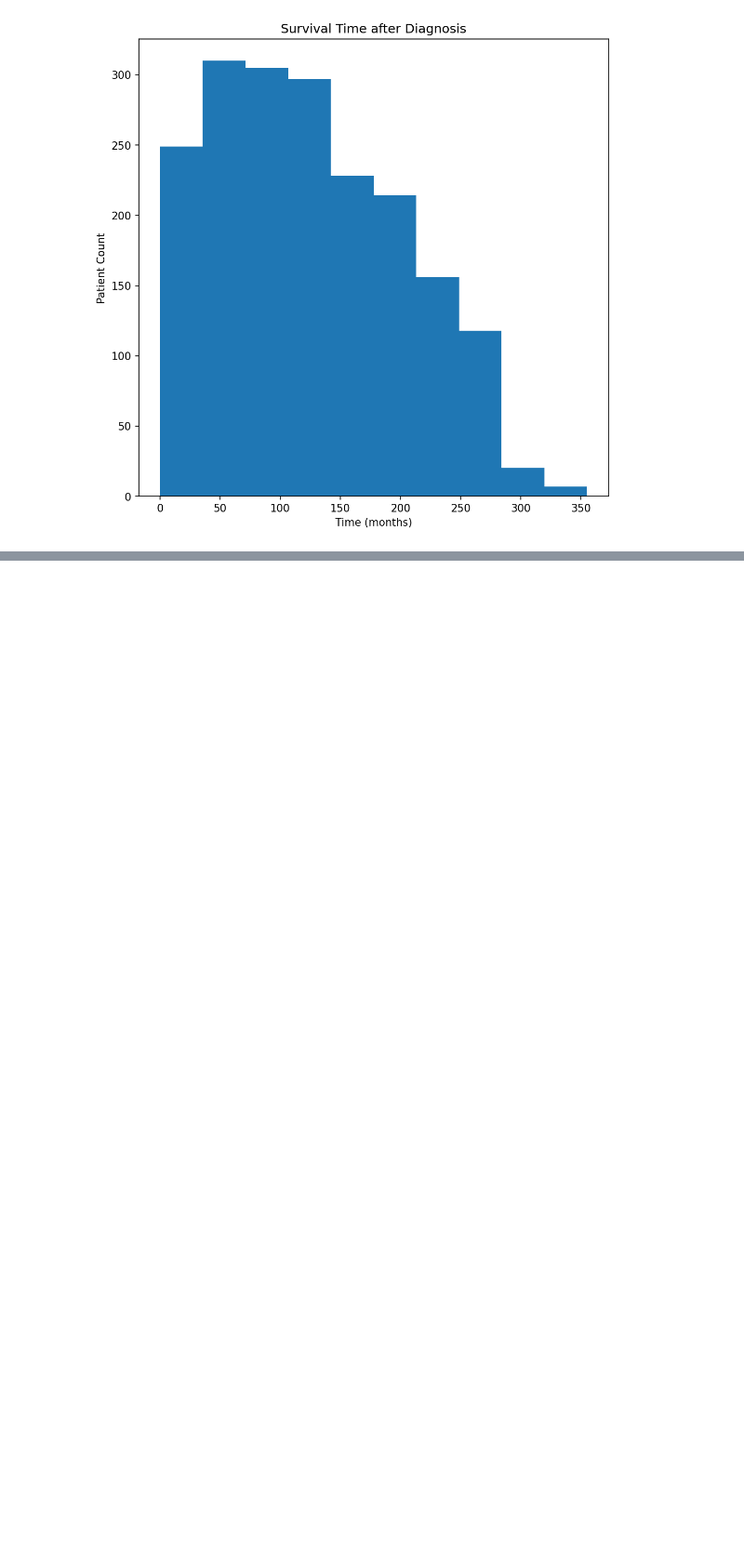
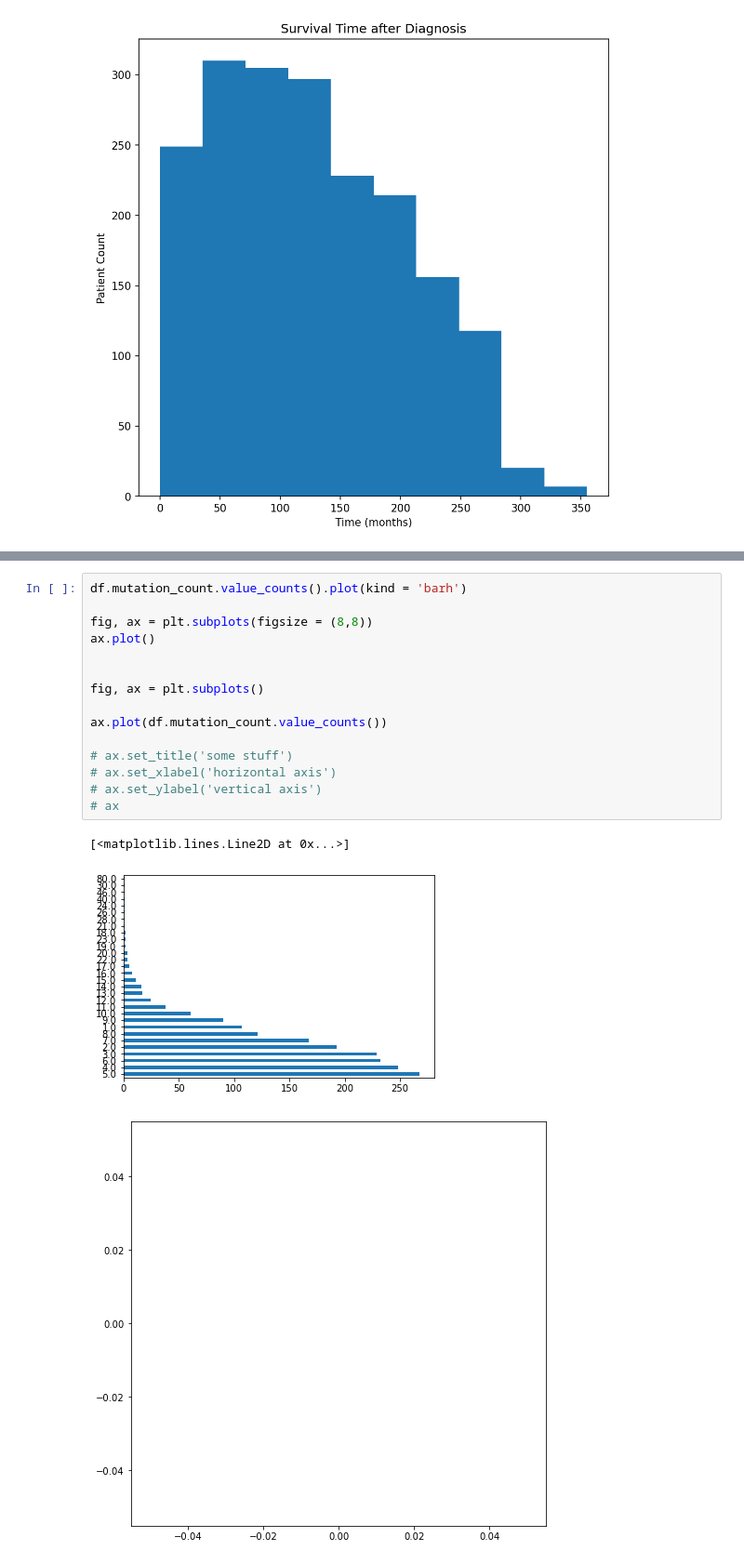
Before and after one commit to Cpizzle1/capstone2, a Jupyter notebook: notebooks/Untitled.ipynb, the cells around one changed output, grey strips where cells are left out. Shown: that part at 93% size. Saved outputs shown, nothing was run; the diff lists cells and outputs as text; blank space fills up the shorter version.

```diff
--- a/notebooks/Untitled.ipynb
+++ b/notebooks/Untitled.ipynb
@@ -207,0 +283,19 @@ plt.savefig("full_survival_time.png", dpi=200)
+# %%
+df.mutation_count.value_counts().plot(kind = 'barh')
+
+fig, ax = plt.subplots(figsize = (8,8))
+ax.plot()
+
+
+fig, ax = plt.subplots()
+
+ax.plot(df.mutation_count.value_counts())
+
+# ax.set_title('some stuff')
+# ax.set_xlabel('horizontal axis')
+# ax.set_ylabel('vertical axis')
+# ax
+# %% [output]
+[<matplotlib.lines.Line2D at 0x...>]
+[figure, added]
+[figure, added]
```
Also changed, not shown: parts of 5 cells of this notebook, 5 other files.
